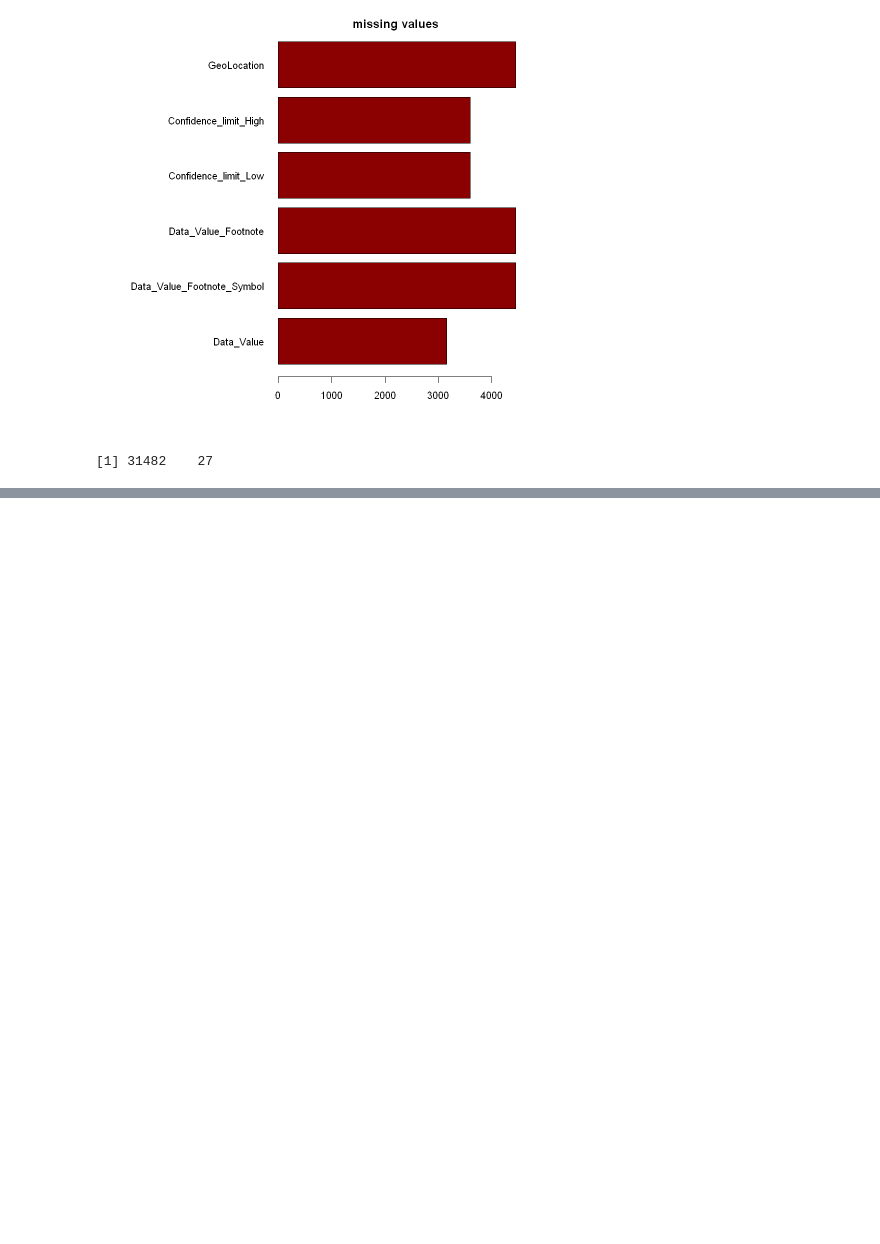
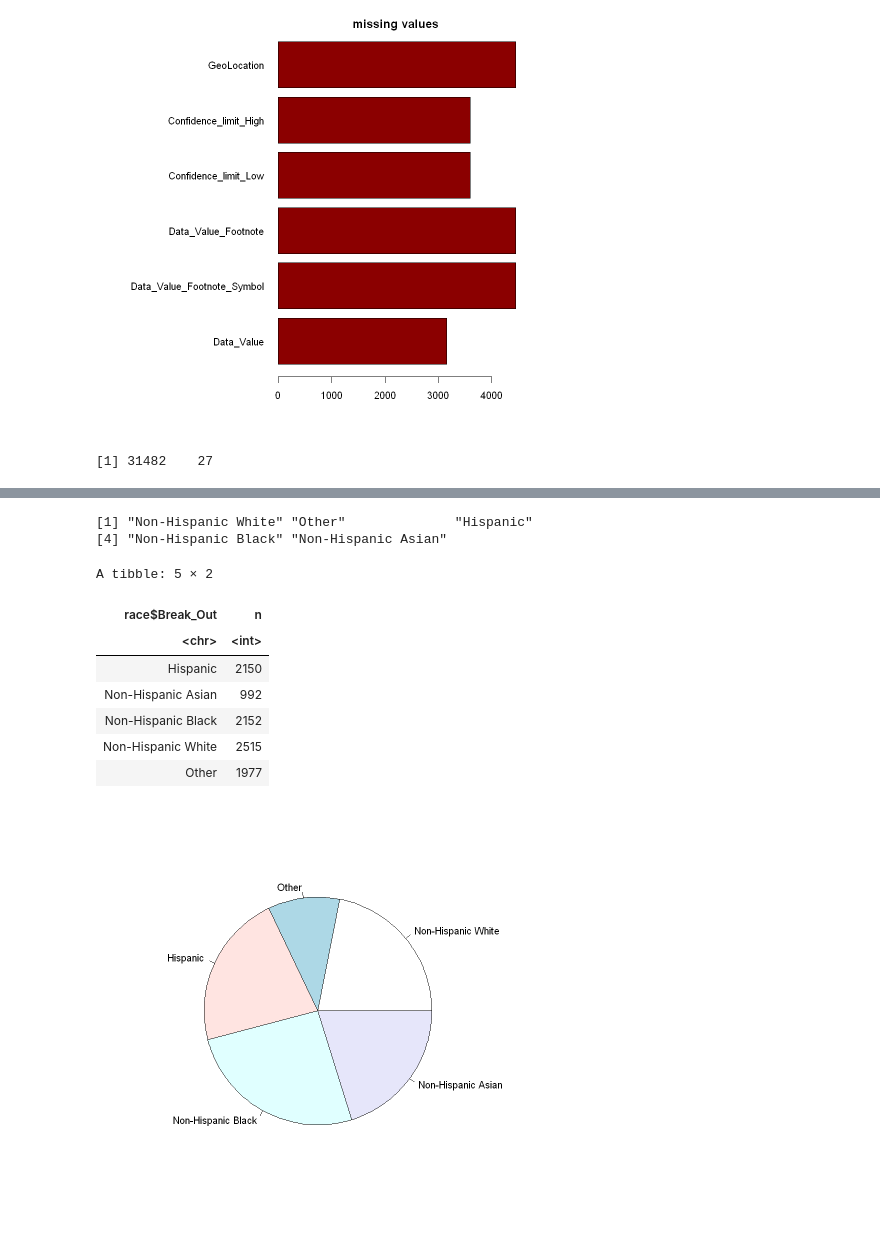
Before and after one commit to CMorar143/datavis, a Jupyter notebook: CA/C16460726.ipynb, the cells around one changed output, grey strips where cells are left out. Cells and saved outputs as stored; diff of their text form; code cells hidden in the pictures; blank space fills up the shorter version.

```diff
--- a/CA/C16460726.ipynb
+++ b/CA/C16460726.ipynb
@@ -109,0 +158,26 @@ hist(fulldf$Confidence_limit_High, col="blue")
+# %%
+# Chart 2 pie chart
+race <- subset(fulldf, Break_Out_Category == "Race")
+unique_race <- unique(race$Break_Out)
+unique_race
+
+# Tried to get the column to convert to a list
+# freq_list <- count(race, race$Break_Out)[2]
+# as.list(freq_list$n)
+
+count(race, race$Break_Out)
+x <- c(2150, 992, 2152, 2515, 1977)
+
+pie(x, unique_race)
+# %% [output]
+[1] "Non-Hispanic White" "Other"              "Hispanic"
+[4] "Non-Hispanic Black" "Non-Hispanic Asian"
+A tibble: 5 × 2
+| race$Break_Out | n |
+| <chr> | <int> |
+| Hispanic | 2150 |
+| Non-Hispanic Asian | 992 |
+| Non-Hispanic Black | 2152 |
+| Non-Hispanic White | 2515 |
+| Other | 1977 |
+[figure, added]
```
Also changed, not shown: parts of 13 cells of this notebook, 4 other files.
